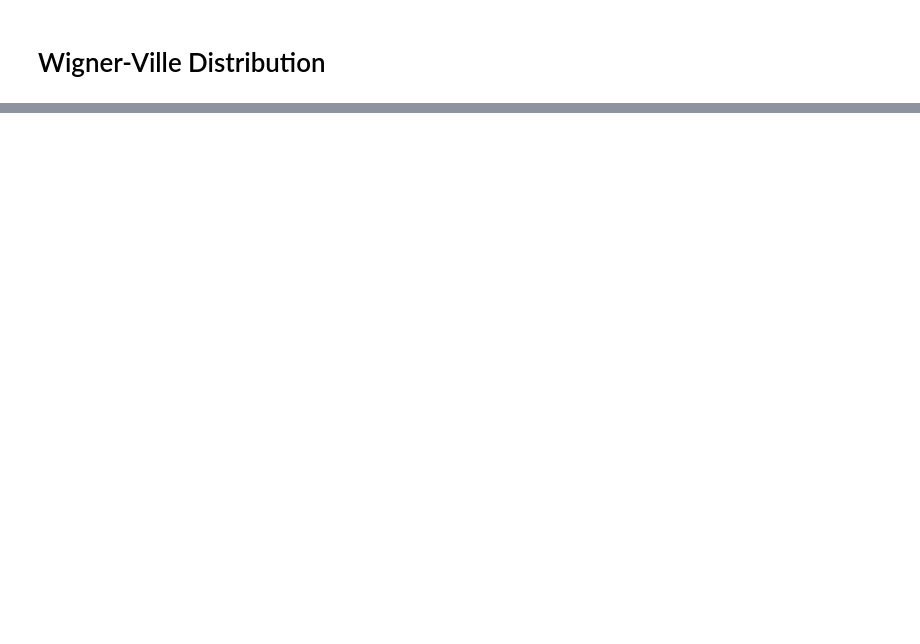
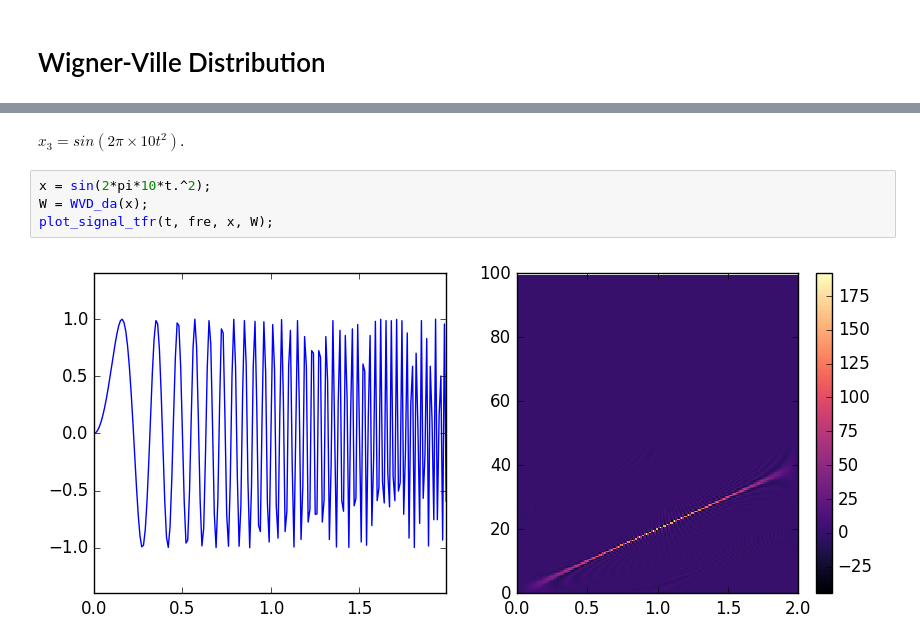
Before and after one commit to zzar43/MATH_600, a Jupyter notebook: WVD.ipynb, the cells around one changed output, grey strips where cells are left out. Saved outputs shown, nothing was run; the diff lists cells and outputs as text; blank space fills up the shorter version.

```diff
--- a/WVD.ipynb
+++ b/WVD.ipynb
@@ -346,0 +98,8 @@ Maybe the signal was caused some interferences and oscillations with some bounda
+# %% [markdown]
+$x_3 = sin(2\pi\times 10 t^2)$.
+# %%
+x = sin(2*pi*10*t.^2);
+W = WVD_da(x);
+plot_signal_tfr(t, fre, x, W);
+# %% [output]
+[figure, added]
```
Also changed, not shown: parts of 51 cells of this notebook, 1 other file.
